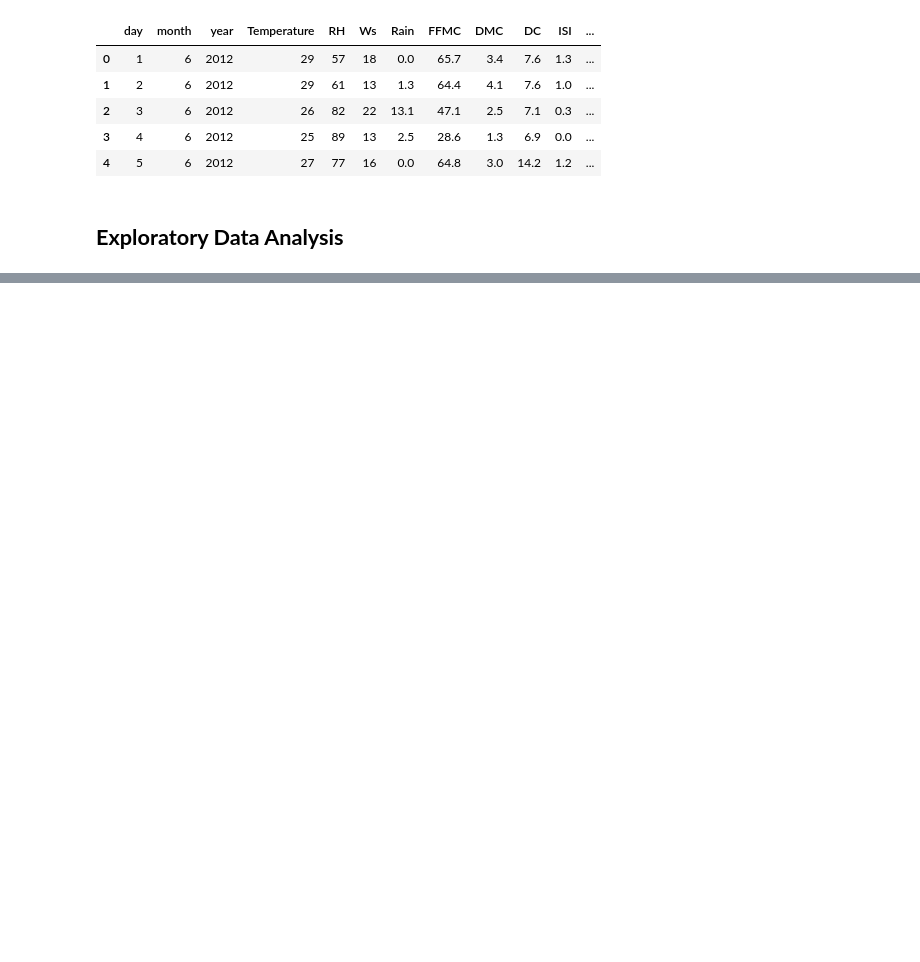
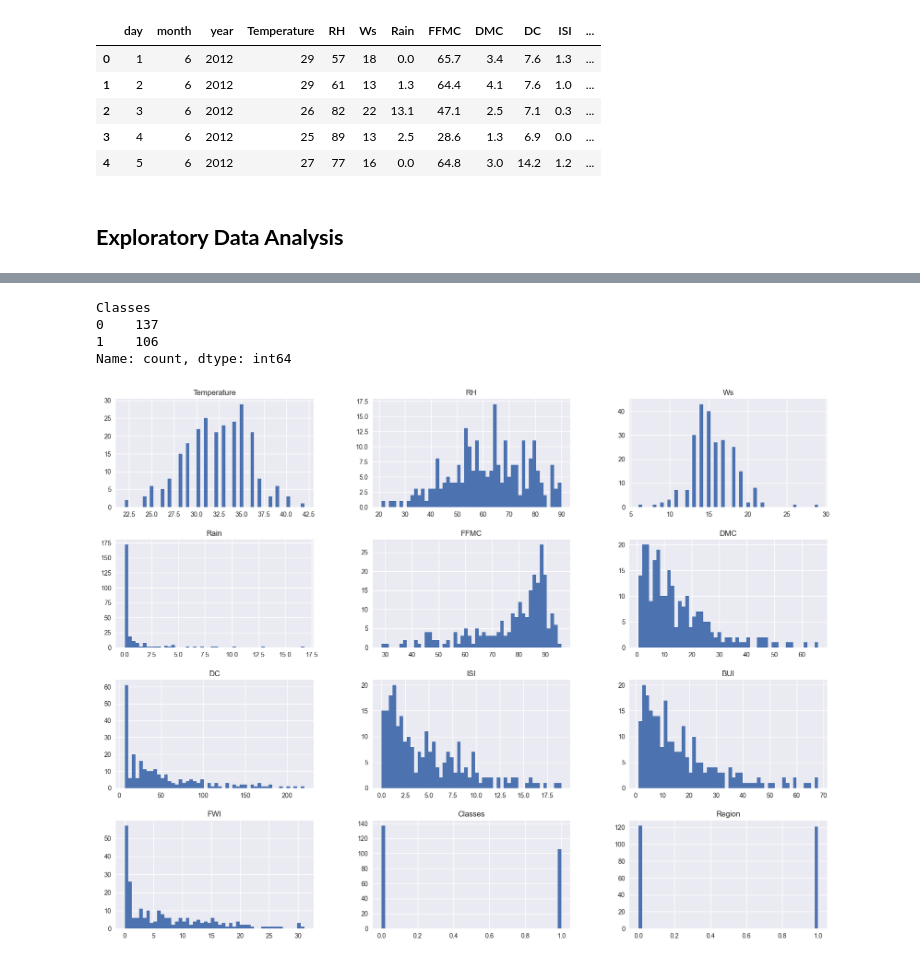
Before and after one commit to sukriti-waani/Machine-Learning, a Jupyter notebook: 3-Ridge_Lasso_ElasticNet/3.3-Implementation/1-algerian_forest_fires.ipynb, the cells around one changed output, grey strips where cells are left out. Drawn from its saved outputs; the diff is of its cells as text; code cells hidden in the pictures; blank space fills up the shorter version.

```diff
--- a/3-Ridge_Lasso_ElasticNet/3.3-Implementation/1-algerian_forest_fires.ipynb
+++ b/3-Ridge_Lasso_ElasticNet/3.3-Implementation/1-algerian_forest_fires.ipynb
@@ -301,3 +301,7 @@ df.head()
 df.to_csv('Algerian_forest_fires_cleaned_dataset.csv', index = False)
 # %% [markdown]
 ## **Exploratory Data Analysis**
+# %%
+# Drop day, month and year
+
+df_copy = df.drop(['day', 'month', 'year'], axis = 1)
@@ -303,0 +317,3 @@ df.to_csv('Algerian_forest_fires_cleaned_dataset.csv', index = False)
+# %%
+# This removes hidden spaces.
+df_copy.columns = df_copy.columns.str.strip()
@@ -303,0 +333,24 @@ df.to_csv('Algerian_forest_fires_cleaned_dataset.csv', index = False)
+# %%
+# Convert the 'Classes' column into string type,
+# make all letters lowercase, and remove extra spaces
+df_copy['Classes'] = df_copy['Classes'].astype(str).str.lower().str.strip()
+
+# Replace text labels with numeric class labels
+# 'not fire' → 1
+# 'fire'     → 0
+df_copy['Classes'] = df_copy['Classes'].map({'not fire': 1, 'fire': 0})
+# %%
+df_copy['Classes'].value_counts()
+# %% [output]
+Classes
+0    137
+1    106
+Name: count, dtype: int64
+# %%
+# Plot density plt for all fetaures
+
+plt.style.use('seaborn-v0_8')
+df_copy.hist(bins=50, figsize=(20, 15))
+plt.show()
+# %% [output]
+[figure, added]
```
Also changed, not shown: parts of 13 cells of this notebook, 1 other file.
